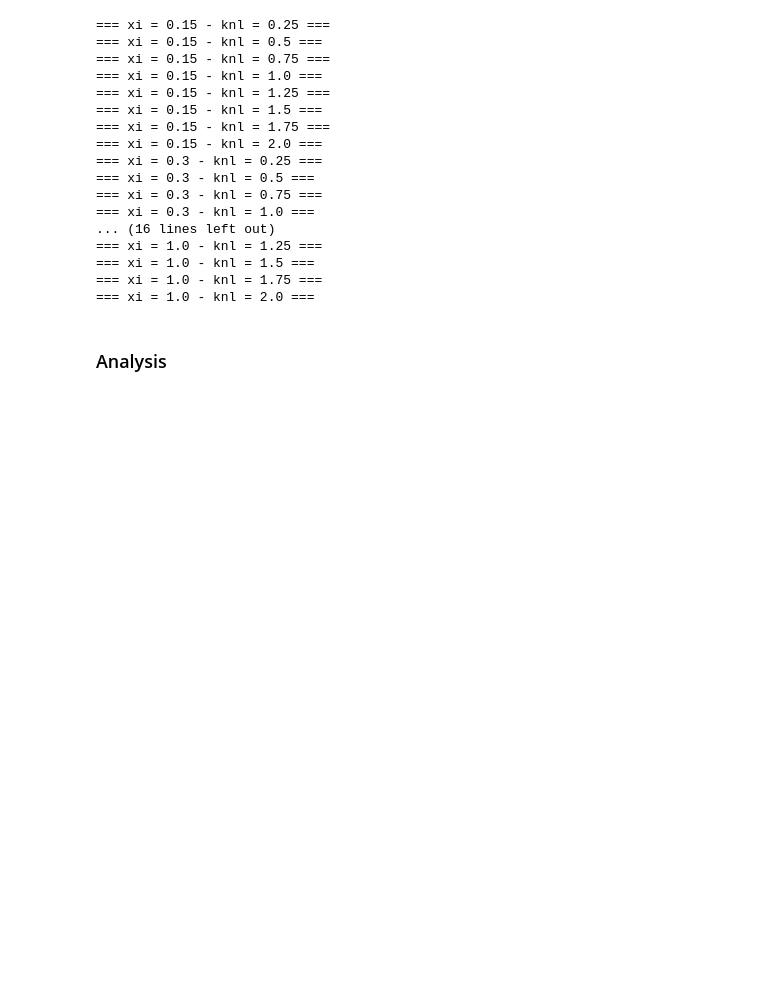
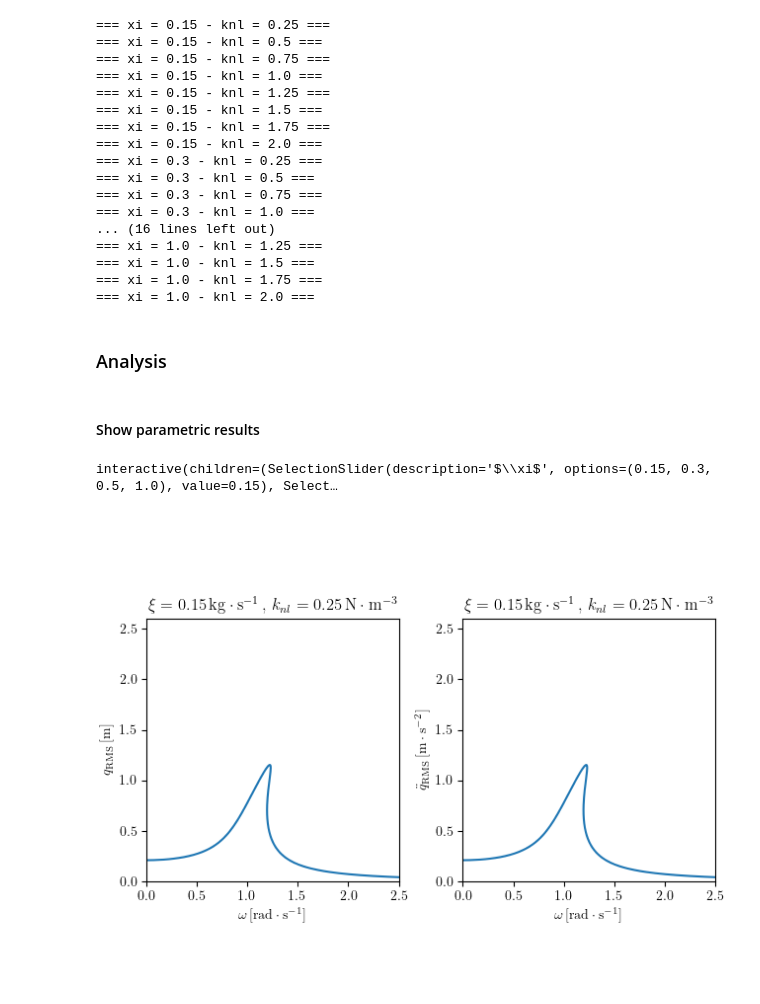
Before and after one commit to RagQ/BO-HBM-ex, a Jupyter notebook: respDuffing.ipynb, the cells around one changed output. Drawn from its saved outputs; the diff is of its cells as text; code cells hidden in the pictures; blank space fills up the shorter version.

```diff
--- a/respDuffing.ipynb
+++ b/respDuffing.ipynb
@@ -79,0 +160,27 @@ def plotting(w_list, Drms_find, Arms_find, param_select, param_list):
+# %% [markdown]
+#### Show parametric results
+# %%
+xi_slider = ipw.SelectionSlider(
+    options=xi_list,
+    value=xi_list[0],
+    description=r"$\xi$",
+    disabled=False,
+    continuous_update=True,
+    orientation="horizontal",
+    readout=True,
+)
+knl_slider = ipw.SelectionSlider(
+    options=knl_list,
+    value=knl_list[0],
+    description=r"$k_{{nl}}$",
+    disabled=False,
+    continuous_update=True,
+    orientation="horizontal",
+    readout=True,
+)
+plot = plotting_full()
+# plot.update(data, xi_list[0], knl_list[0])
+gui = ipw.interact(plot.update, data=ipw.fixed(data), xi=xi_slider, knl=knl_slider)
+# %% [output]
+interactive(children=(SelectionSlider(description='$\\xi$', options=(0.15, 0.3, 0.5, 1.0), value=0.15), Select…
+[figure, added]
```
Also changed, not shown: parts of 12 cells of this notebook, 1 other file.
